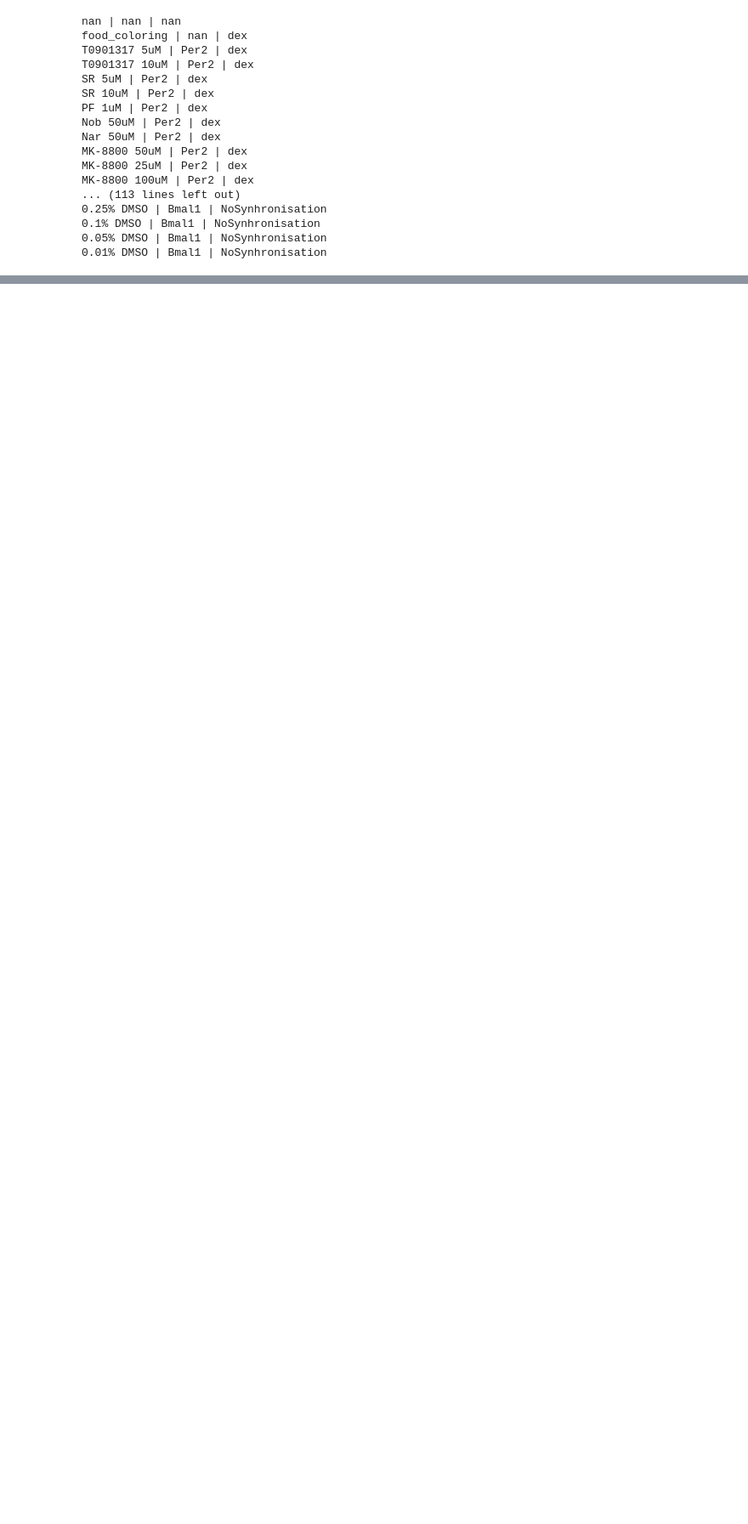
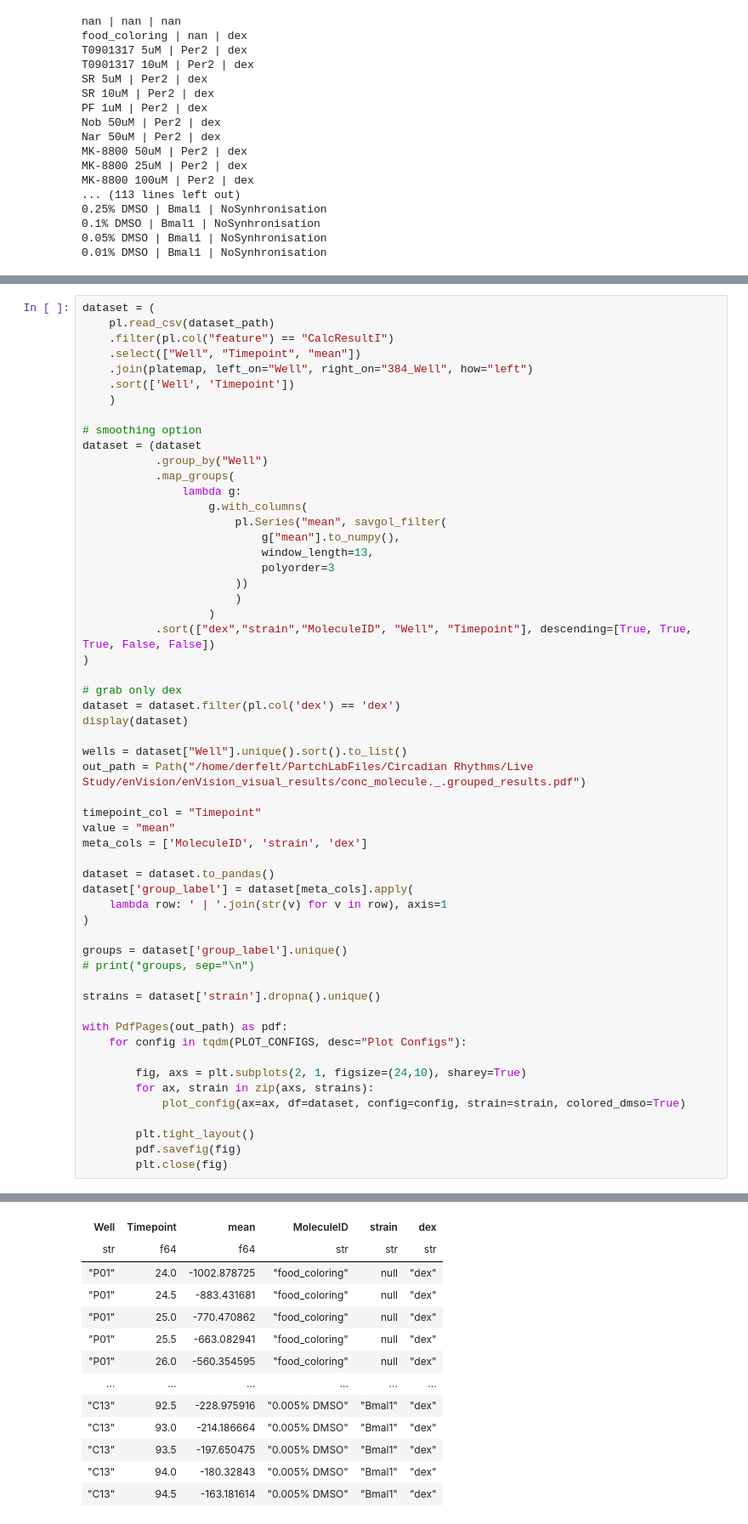
Before and after one commit to derfelterciano/PartchLab, a Jupyter notebook: circadian_rhythms/live_cell_painting/data_processing/envision_visualizing.ipynb, the cells around one changed output, grey strips where cells are left out. Shown at 85% size. Saved outputs shown, nothing was run; the diff lists cells and outputs as text; blank space fills up the shorter version.

Commit message:
plotted the drug groups

```diff
--- a/circadian_rhythms/live_cell_painting/data_processing/envision_visualizing.ipynb
+++ b/circadian_rhythms/live_cell_painting/data_processing/envision_visualizing.ipynb
@@ -388,0 +544,57 @@ MK-8800 100uM | Per2 | dex
+# %%
+dataset = (
+    pl.read_csv(dataset_path)
+    .filter(pl.col("feature") == "CalcResultI")
+    .select(["Well", "Timepoint", "mean"])
+    .join(platemap, left_on="Well", right_on="384_Well", how="left")
+    .sort(['Well', 'Timepoint'])
+    )
+
+# smoothing option
+dataset = (dataset
+           .group_by("Well")
+           .map_groups(
+               lambda g:
+                   g.with_columns(
+                       pl.Series("mean", savgol_filter(
+                           g["mean"].to_numpy(),
+                           window_length=13,
+                           polyorder=3
+                       ))
+                       )
+                   )
+           .sort(["dex","strain","MoleculeID", "Well", "Timepoint"], descending=[True, True, True, False, False])
+)
+
+# grab only dex
+dataset = dataset.filter(pl.col('dex') == 'dex')
+display(dataset)
+
+wells = dataset["Well"].unique().sort().to_list()
+out_path = Path("/home/derfelt/PartchLabFiles/Circadian Rhythms/Live Study/enVision/enVision_visual_results/conc_molecule._.grouped_results.pdf")
+
+timepoint_col = "Timepoint"
+value = "mean"
+meta_cols = ['MoleculeID', 'strain', 'dex']
+
+dataset = dataset.to_pandas()
+dataset['group_label'] = dataset[meta_cols].apply(
+    lambda row: ' | '.join(str(v) for v in row), axis=1
+)
+
+groups = dataset['group_label'].unique()
+# print(*groups, sep="\n")
+
+strains = dataset['strain'].dropna().unique()
+
+with PdfPages(out_path) as pdf:
+    for config in tqdm(PLOT_CONFIGS, desc="Plot Configs"):
+
+        fig, axs = plt.subplots(2, 1, figsize=(24,10), sharey=True)
+        for ax, strain in zip(axs, strains):
+            plot_config(ax=ax, df=dataset, config=config, strain=strain, colored_dmso=True)
+
+        plt.tight_layout()
+        pdf.savefig(fig)
+        plt.close(fig)
+# %% [output]
@@ -388,0 +602,13 @@ MK-8800 100uM | Per2 | dex
+| Well | Timepoint | mean | MoleculeID | strain | dex |
+| str | f64 | f64 | str | str | str |
+| "P01" | 24.0 | -1002.878725 | "food_coloring" | null | "dex" |
+| "P01" | 24.5 | -883.431681 | "food_coloring" | null | "dex" |
+| "P01" | 25.0 | -770.470862 | "food_coloring" | null | "dex" |
+| "P01" | 25.5 | -663.082941 | "food_coloring" | null | "dex" |
+| "P01" | 26.0 | -560.354595 | "food_coloring" | null | "dex" |
+| … | … | … | … | … | … |
+| "C13" | 92.5 | -228.975916 | "0.005% DMSO" | "Bmal1" | "dex" |
+| "C13" | 93.0 | -214.186664 | "0.005% DMSO" | "Bmal1" | "dex" |
+| "C13" | 93.5 | -197.650475 | "0.005% DMSO" | "Bmal1" | "dex" |
+| "C13" | 94.0 | -180.32843 | "0.005% DMSO" | "Bmal1" | "dex" |
+| "C13" | 94.5 | -163.181614 | "0.005% DMSO" | "Bmal1" | "dex" |
```
Also changed, not shown: parts of 4 cells of this notebook.
